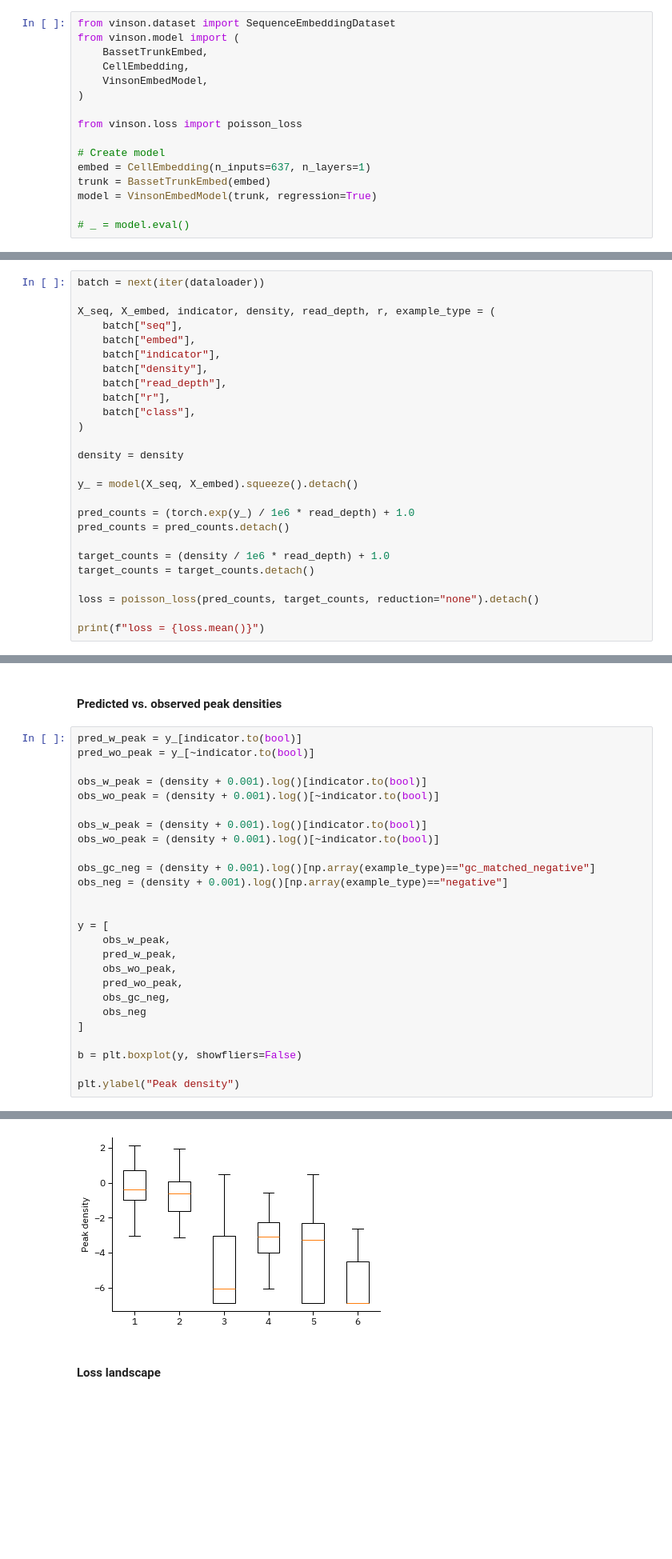
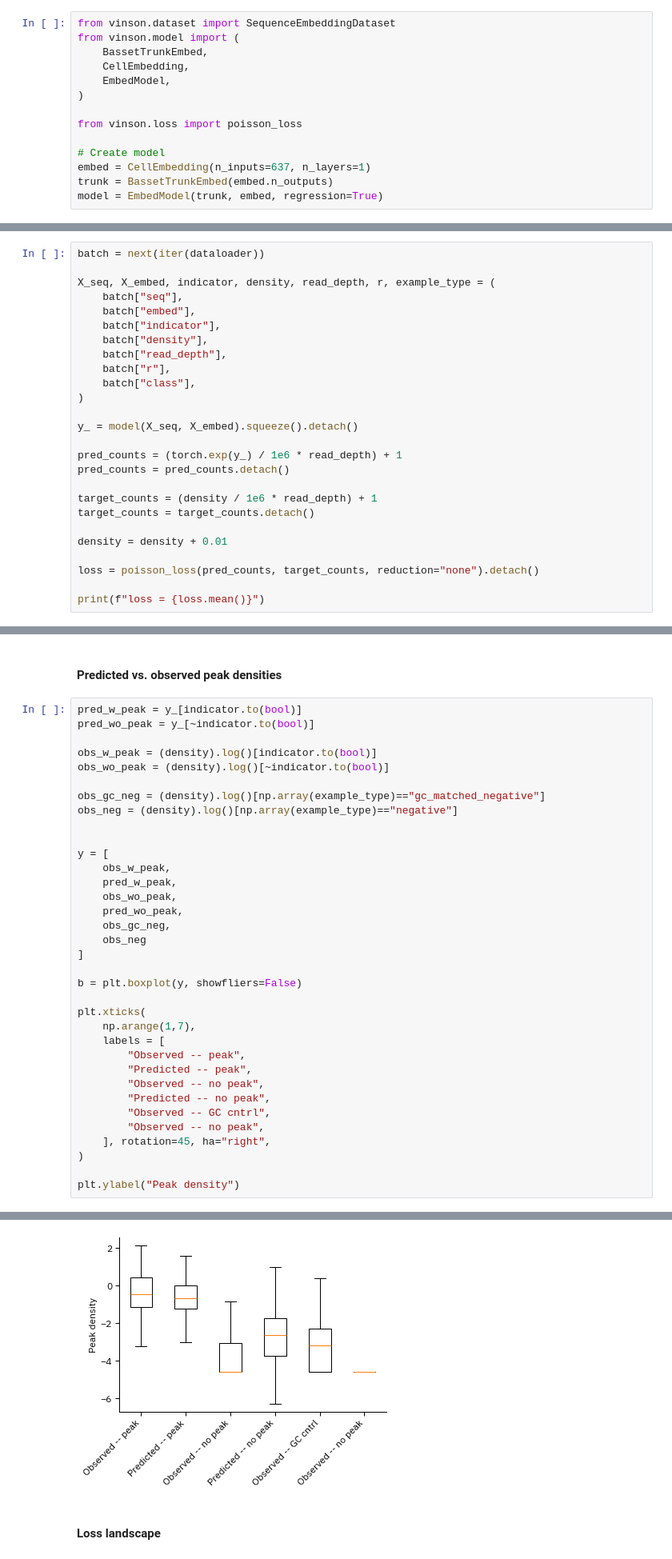
Before and after one commit to vierstralab/vinson, a Jupyter notebook: DHS_Quantitative_Model.ipynb, the cells around one changed output, grey strips where cells are left out. Shown at 80% size. Cells and saved outputs as stored; diff of their text form; blank space fills up the shorter version.

```diff
--- a/DHS_Quantitative_Model.ipynb
+++ b/DHS_Quantitative_Model.ipynb
@@ -19,14 +19,12 @@ from vinson.dataset import SequenceEmbeddingDataset
 from vinson.model import (
     BassetTrunkEmbed,
     CellEmbedding,
-    VinsonEmbedModel,
+    EmbedModel,
 )
 
 from vinson.loss import poisson_loss
 
 # Create model
 embed = CellEmbedding(n_inputs=637, n_layers=1)
-trunk = BassetTrunkEmbed(embed)
-model = VinsonEmbedModel(trunk, regression=True)
-
-# _ = model.eval()
+trunk = BassetTrunkEmbed(embed.n_outputs)
+model = EmbedModel(trunk, embed, regression=True)
@@ -113,15 +130,15 @@ X_seq, X_embed, indicator, density, read_depth, r, example_type = (
     batch["class"],
 )
 
-density = density
-
 y_ = model(X_seq, X_embed).squeeze().detach()
 
-pred_counts = (torch.exp(y_) / 1e6 * read_depth) + 1.0
+pred_counts = (torch.exp(y_) / 1e6 * read_depth) + 1
 pred_counts = pred_counts.detach()
 
-target_counts = (density / 1e6 * read_depth) + 1.0
+target_counts = (density / 1e6 * read_depth) + 1
 target_counts = target_counts.detach()
+
+density = density + 0.01
 
 loss = poisson_loss(pred_counts, target_counts, reduction="none").detach()
 
@@ -175,32 +192,41 @@ plt.scatter((density+0.001).log(), y_, c=c)
 # %%
 pred_w_peak = y_[indicator.to(bool)]
 pred_wo_peak = y_[~indicator.to(bool)]
 
-obs_w_peak = (density + 0.001).log()[indicator.to(bool)]
-obs_wo_peak = (density + 0.001).log()[~indicator.to(bool)]
+obs_w_peak = (density).log()[indicator.to(bool)]
+obs_wo_peak = (density).log()[~indicator.to(bool)]
 
-obs_w_peak = (density + 0.001).log()[indicator.to(bool)]
-obs_wo_peak = (density + 0.001).log()[~indicator.to(bool)]
-
-obs_gc_neg = (density + 0.001).log()[np.array(example_type)=="gc_matched_negative"]
-obs_neg = (density + 0.001).log()[np.array(example_type)=="negative"]
+obs_gc_neg = (density).log()[np.array(example_type)=="gc_matched_negative"]
+obs_neg = (density).log()[np.array(example_type)=="negative"]
 
 
 y = [
     obs_w_peak,
     pred_w_peak,
     obs_wo_peak,
     pred_wo_peak,
     obs_gc_neg,
     obs_neg
 ]
 
 b = plt.boxplot(y, showfliers=False)
 
+plt.xticks(
+    np.arange(1,7),
+    labels = [
+        "Observed -- peak",
+        "Predicted -- peak",
+        "Observed -- no peak",
+        "Predicted -- no peak",
+        "Observed -- GC cntrl",
+        "Observed -- no peak",
+    ], rotation=45, ha="right",
+)
+
 plt.ylabel("Peak density")
 # %% [output]
 Text(0, 0.5, 'Peak density')
-[figure, old version]
+[figure, new version]
 # %% [markdown]
 #### Loss landscape
 # %%
```
Also changed, not shown: parts of 11 cells of this notebook, 6 other files.
